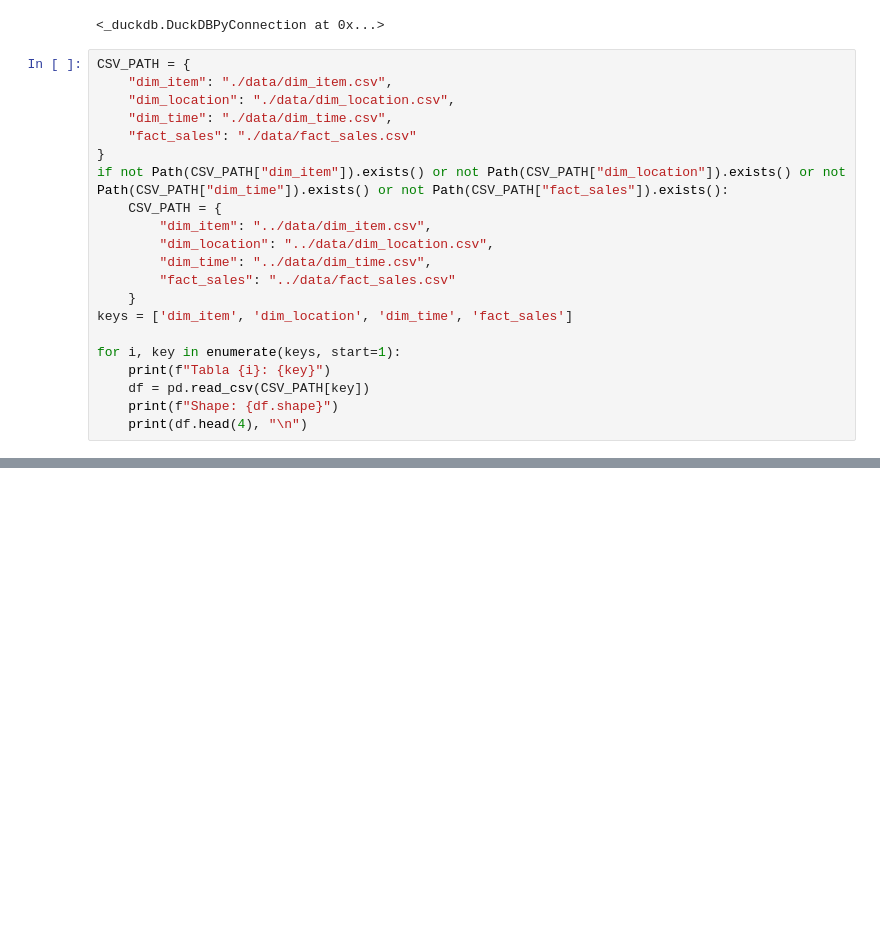
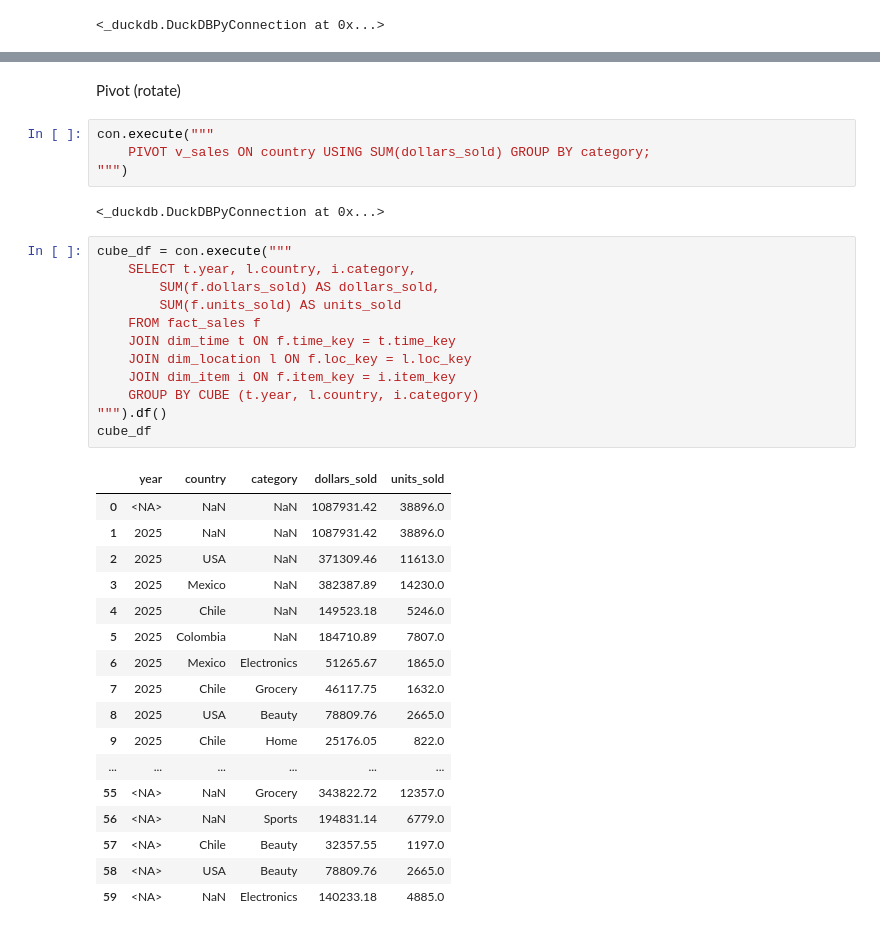
Before and after one commit to Esparrago23/Mineria_De_Datos, a Jupyter notebook: notebook.ipynb, the cells around one changed output, grey strips where cells are left out. Saved outputs shown, nothing was run; the diff lists cells and outputs as text; blank space fills up the shorter version.

Commit message:
operaciones olap y materializacion cube y rollup

```diff
--- a/notebook.ipynb
+++ b/notebook.ipynb
@@ -43,24 +43,3 @@ con.execute("""
 """)
 # %% [output]
 <_duckdb.DuckDBPyConnection at 0x...>
-# %%
-CSV_PATH = {
-    "dim_item": "./data/dim_item.csv",
-    "dim_location": "./data/dim_location.csv",
-    "dim_time": "./data/dim_time.csv",
-    "fact_sales": "./data/fact_sales.csv"
-}
-if not Path(CSV_PATH["dim_item"]).exists() or not Path(CSV_PATH["dim_location"]).exists() or not Path(CSV_PATH["dim_time"]).exists() or not Path(CSV_PATH["fact_sales"]).exists():
-    CSV_PATH = {
-        "dim_item": "../data/dim_item.csv",
-        "dim_location": "../data/dim_location.csv",
-        "dim_time": "../data/dim_time.csv",
-        "fact_sales": "../data/fact_sales.csv"
-    }
-keys = ['dim_item', 'dim_location', 'dim_time', 'fact_sales']
-
-for i, key in enumerate(keys, start=1):
-    print(f"Tabla {i}: {key}")
-    df = pd.read_csv(CSV_PATH[key])
-    print(f"Shape: {df.shape}")
-    print(df.head(4), "\n")
@@ -84,0 +77,38 @@ Shape: (30, 4)
+# %% [markdown]
+Pivot (rotate)
+# %%
+con.execute("""
+    PIVOT v_sales ON country USING SUM(dollars_sold) GROUP BY category;
+""")
+# %% [output]
+<_duckdb.DuckDBPyConnection at 0x...>
+# %%
+cube_df = con.execute("""
+    SELECT t.year, l.country, i.category,
+        SUM(f.dollars_sold) AS dollars_sold,
+        SUM(f.units_sold) AS units_sold
+    FROM fact_sales f
+    JOIN dim_time t ON f.time_key = t.time_key
+    JOIN dim_location l ON f.loc_key = l.loc_key
+    JOIN dim_item i ON f.item_key = i.item_key
+    GROUP BY CUBE (t.year, l.country, i.category)
+""").df()
+cube_df
+# %% [output]
+|  | year | country | category | dollars_sold | units_sold |
+| 0 | <NA> | NaN | NaN | 1087931.42 | 38896.0 |
+| 1 | 2025 | NaN | NaN | 1087931.42 | 38896.0 |
+| 2 | 2025 | USA | NaN | 371309.46 | 11613.0 |
+| 3 | 2025 | Mexico | NaN | 382387.89 | 14230.0 |
+| 4 | 2025 | Chile | NaN | 149523.18 | 5246.0 |
+| 5 | 2025 | Colombia | NaN | 184710.89 | 7807.0 |
+| 6 | 2025 | Mexico | Electronics | 51265.67 | 1865.0 |
+| 7 | 2025 | Chile | Grocery | 46117.75 | 1632.0 |
+| 8 | 2025 | USA | Beauty | 78809.76 | 2665.0 |
+| 9 | 2025 | Chile | Home | 25176.05 | 822.0 |
+| ... | ... | ... | ... | ... | ... |
+| 55 | <NA> | NaN | Grocery | 343822.72 | 12357.0 |
+| 56 | <NA> | NaN | Sports | 194831.14 | 6779.0 |
+| 57 | <NA> | Chile | Beauty | 32357.55 | 1197.0 |
+| 58 | <NA> | USA | Beauty | 78809.76 | 2665.0 |
+| 59 | <NA> | NaN | Electronics | 140233.18 | 4885.0 |
```
Also changed, not shown: parts of 11 cells of this notebook.
